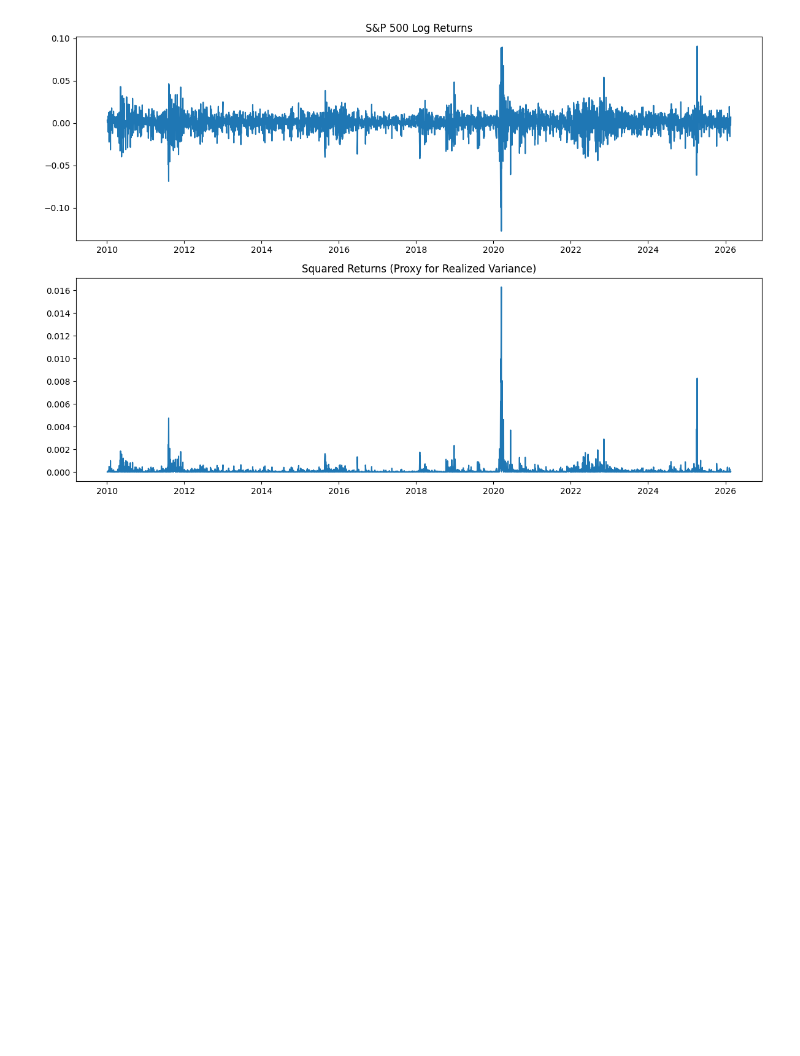
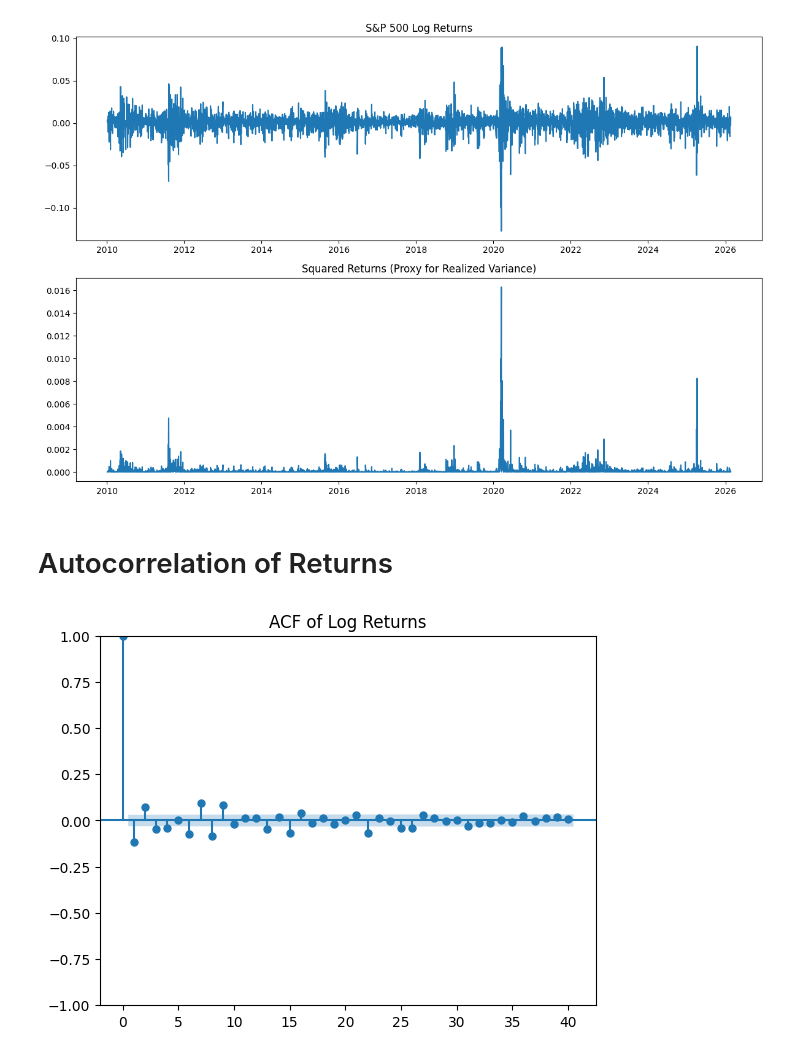
Before and after one commit to akhyear/GARCHVolatilityProject, a Jupyter notebook: notebooks/02_some_facts_and_volatility_clustering.ipynb, the cells around one changed output. Cells and saved outputs as stored; diff of their text form; code cells hidden in the pictures; blank space fills up the shorter version.

Commit message:
Autocorrelation of Returns

```diff
--- a/notebooks/02_some_facts_and_volatility_clustering.ipynb
+++ b/notebooks/02_some_facts_and_volatility_clustering.ipynb
@@ -62,3 +62,11 @@ plt.tight_layout()
 plt.show()
 # %% [output]
 [figure]
+# %% [markdown]
+# Autocorrelation of Returns
+# %%
+plot_acf(df["SP500_LogReturn"], lags=40)
+plt.title("ACF of Log Returns")
+plt.show()
+# %% [output]
+[figure, added]
```
